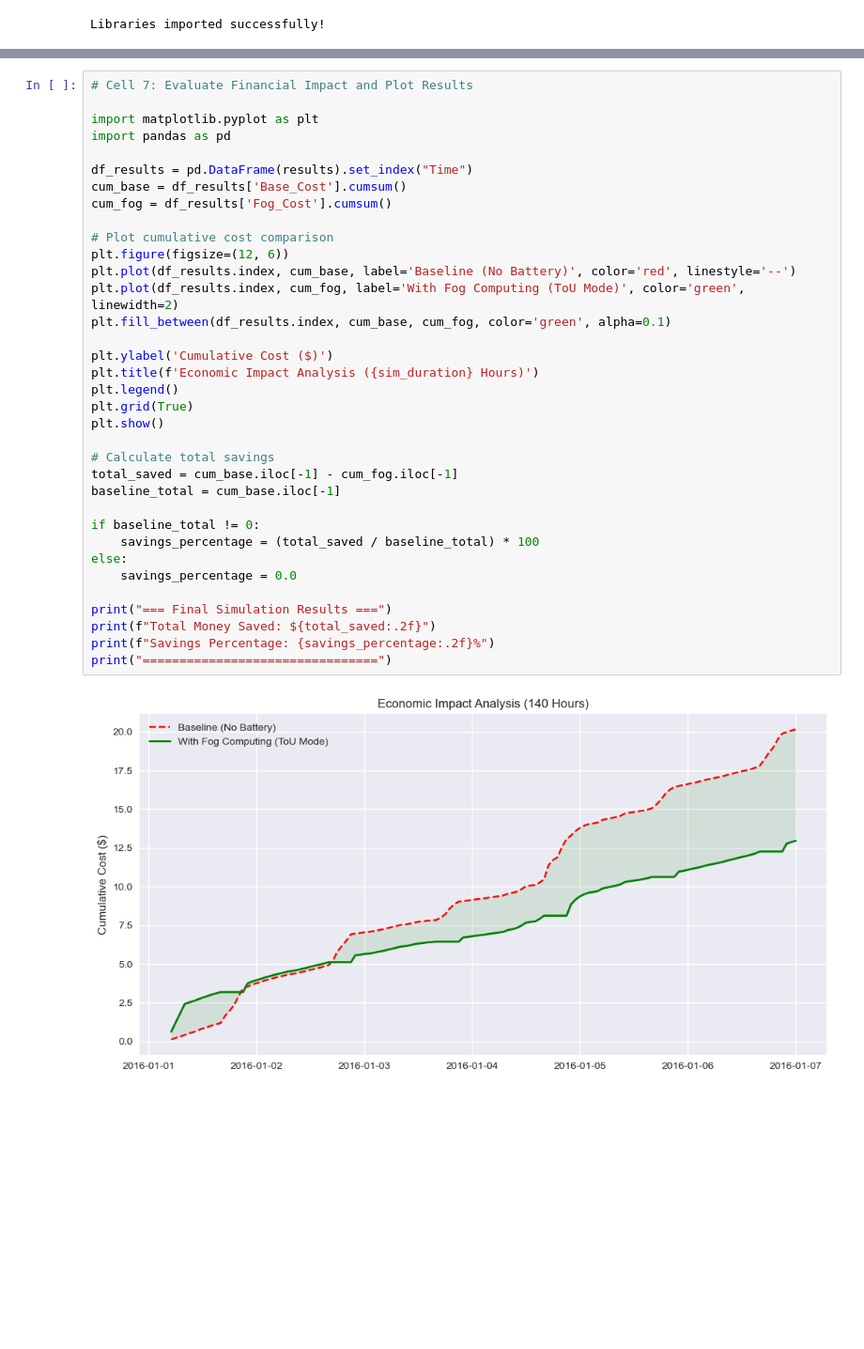
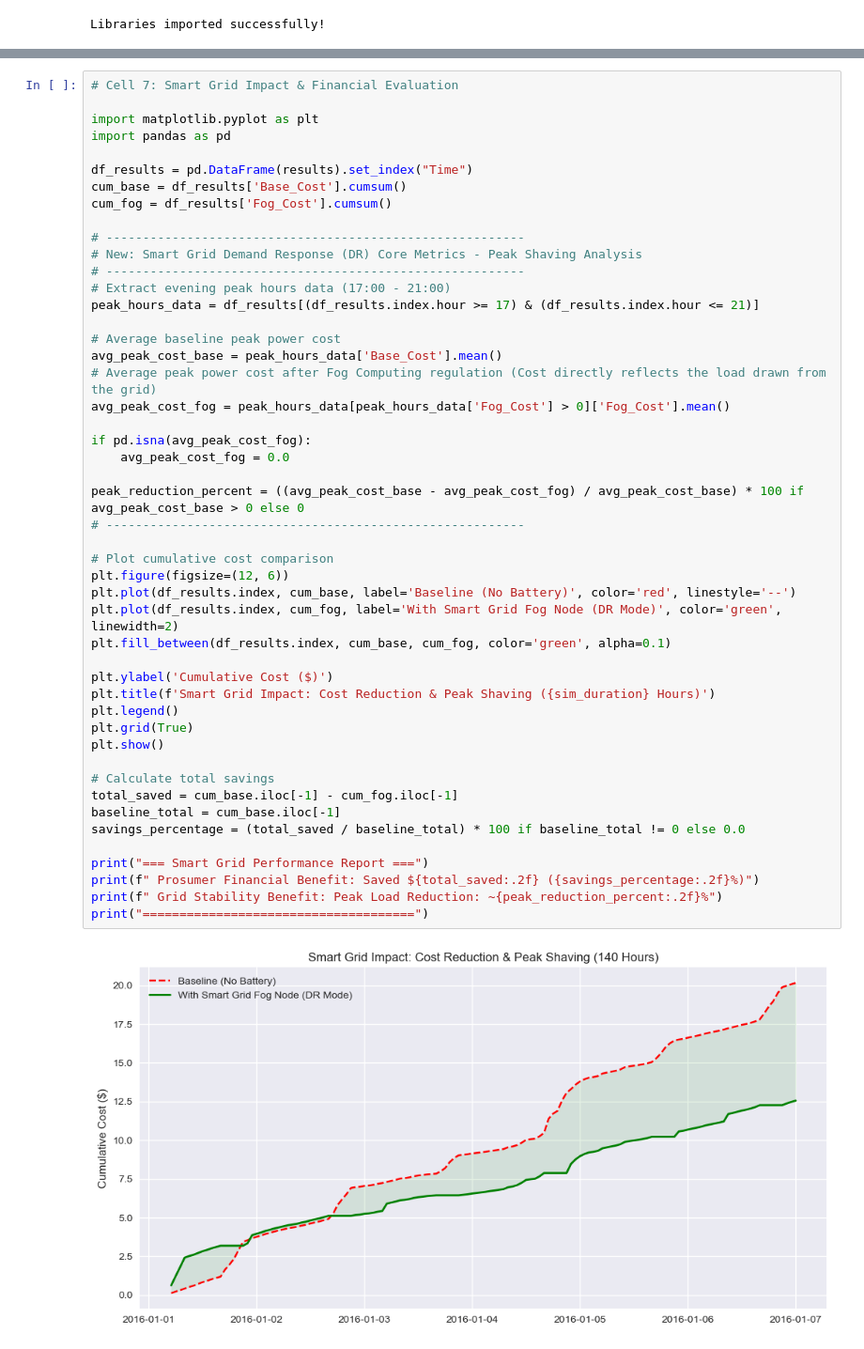
Before and after one commit to ericwang6662333-beep/Fog_Computing, a Jupyter notebook: 2.ipynb, the cells around one changed output, grey strips where cells are left out. Shown at 94% size. Saved outputs shown, nothing was run; the diff lists cells and outputs as text; blank space fills up the shorter version.

Commit message:
Add files via upload
Redo code, added smart grid part

```diff
--- a/2.ipynb
+++ b/2.ipynb
@@ -201,37 +253,50 @@ Simulation completed.
 # %%
-# Cell 7: Evaluate Financial Impact and Plot Results
+# Cell 7: Smart Grid Impact & Financial Evaluation
 
 import matplotlib.pyplot as plt
 import pandas as pd
 
 df_results = pd.DataFrame(results).set_index("Time")
 cum_base = df_results['Base_Cost'].cumsum()
 cum_fog = df_results['Fog_Cost'].cumsum()
 
+# ---------------------------------------------------------
+# New: Smart Grid Demand Response (DR) Core Metrics - Peak Shaving Analysis
+# ---------------------------------------------------------
+# Extract evening peak hours data (17:00 - 21:00)
+peak_hours_data = df_results[(df_results.index.hour >= 17) & (df_results.index.hour <= 21)]
+
+# Average baseline peak power cost
+avg_peak_cost_base = peak_hours_data['Base_Cost'].mean()
+# Average peak power cost after Fog Computing regulation (Cost directly reflects the load drawn from the grid)
+avg_peak_cost_fog = peak_hours_data[peak_hours_data['Fog_Cost'] > 0]['Fog_Cost'].mean()
+
+if pd.isna(avg_peak_cost_fog):
+    avg_peak_cost_fog = 0.0
+
+peak_reduction_percent = ((avg_peak_cost_base - avg_peak_cost_fog) / avg_peak_cost_base) * 100 if avg_peak_cost_base > 0 else 0
+# ---------------------------------------------------------
+
 # Plot cumulative cost comparison
 plt.figure(figsize=(12, 6))
 plt.plot(df_results.index, cum_base, label='Baseline (No Battery)', color='red', linestyle='--')
-plt.plot(df_results.index, cum_fog, label='With Fog Computing (ToU Mode)', color='green', linewidth=2)
+plt.plot(df_results.index, cum_fog, label='With Smart Grid Fog Node (DR Mode)', color='green', linewidth=2)
 plt.fill_between(df_results.index, cum_base, cum_fog, color='green', alpha=0.1)
 
 plt.ylabel('Cumulative Cost ($)')
-plt.title(f'Economic Impact Analysis ({sim_duration} Hours)')
+plt.title(f'Smart Grid Impact: Cost Reduction & Peak Shaving ({sim_duration} Hours)')
 plt.legend()
 plt.grid(True)
 plt.show()
 
 # Calculate total savings
 total_saved = cum_base.iloc[-1] - cum_fog.iloc[-1]
 baseline_total = cum_base.iloc[-1]
+savings_percentage = (total_saved / baseline_total) * 100 if baseline_total != 0 else 0.0
 
-if baseline_total != 0:
-    savings_percentage = (total_saved / baseline_total) * 100
-else:
-    savings_percentage = 0.0
-
-print("=== Final Simulation Results ===")
-print(f"Total Money Saved: ${total_saved:.2f}")
-print(f"Savings Percentage: {savings_percentage:.2f}%")
-print("================================")
+print("=== Smart Grid Performance Report ===")
+print(f" Prosumer Financial Benefit: Saved ${total_saved:.2f} ({savings_percentage:.2f}%)")
+print(f" Grid Stability Benefit: Peak Load Reduction: ~{peak_reduction_percent:.2f}%")
+print("=====================================")
 # %% [output]
-[figure, old version]
+[figure, new version]
```
Also changed, not shown: parts of 6 cells of this notebook.
